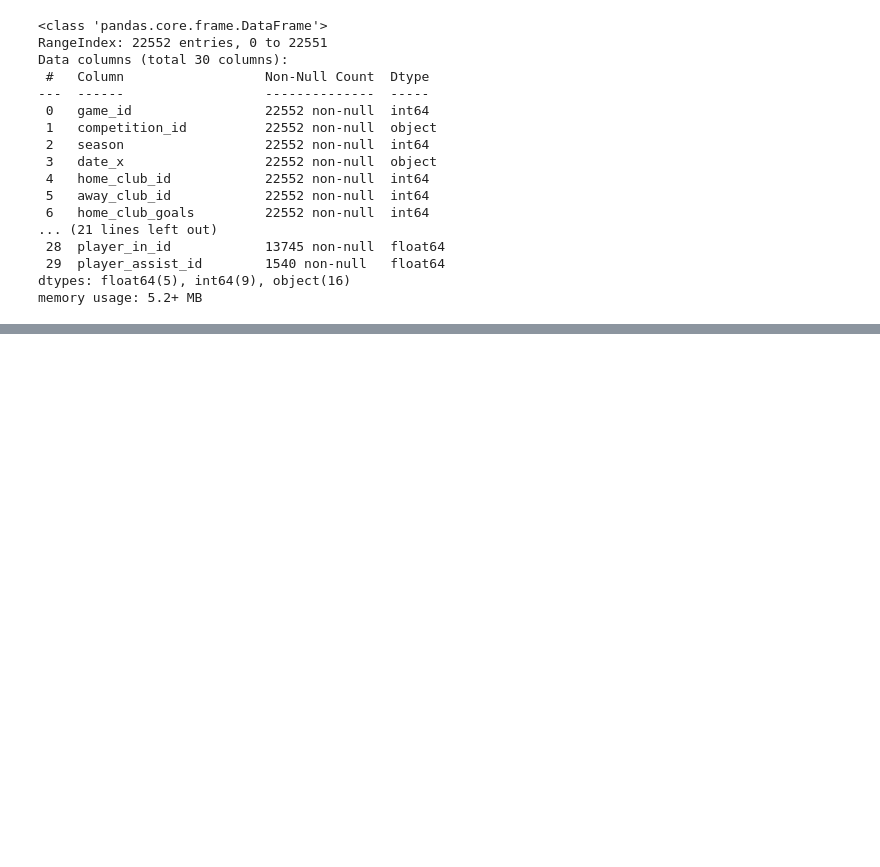
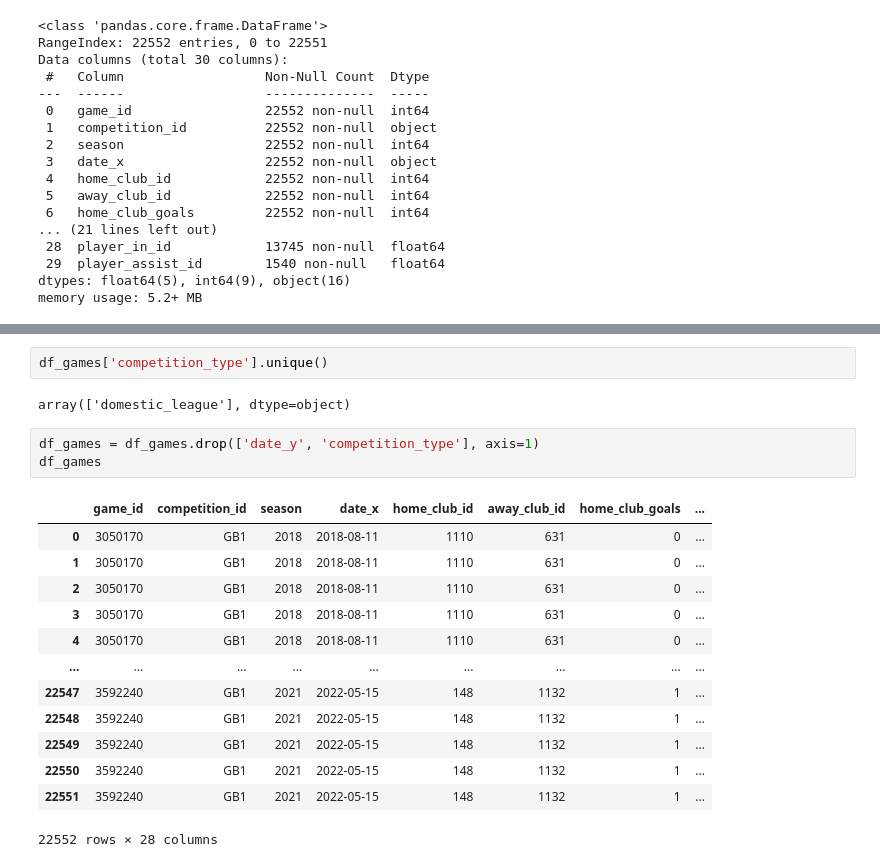
Before and after one commit to MijeongKim0533/PJ_Best_Combination, a Jupyter notebook: SY/Untitled-2.ipynb, the cells around one changed output, grey strips where cells are left out. Drawn from its saved outputs; the diff is of its cells as text; blank space fills up the shorter version.

```diff
--- a/SY/Untitled-2.ipynb
+++ b/SY/Untitled-2.ipynb
@@ -297,0 +314,21 @@ memory usage: 5.2+ MB
+# %%
+df_games['competition_type'].unique()
+# %% [output]
+array(['domestic_league'], dtype=object)
+# %%
+df_games = df_games.drop(['date_y', 'competition_type'], axis=1)
+df_games
+# %% [output]
+|  | game_id | competition_id | season | date_x | home_club_id | away_club_id | home_club_goals | ... |
+| 0 | 3050170 | GB1 | 2018 | 2018-08-11 | 1110 | 631 | 0 | ... |
+| 1 | 3050170 | GB1 | 2018 | 2018-08-11 | 1110 | 631 | 0 | ... |
+| 2 | 3050170 | GB1 | 2018 | 2018-08-11 | 1110 | 631 | 0 | ... |
+| 3 | 3050170 | GB1 | 2018 | 2018-08-11 | 1110 | 631 | 0 | ... |
+| 4 | 3050170 | GB1 | 2018 | 2018-08-11 | 1110 | 631 | 0 | ... |
+| ... | ... | ... | ... | ... | ... | ... | ... | ... |
+| 22547 | 3592240 | GB1 | 2021 | 2022-05-15 | 148 | 1132 | 1 | ... |
+| 22548 | 3592240 | GB1 | 2021 | 2022-05-15 | 148 | 1132 | 1 | ... |
+| 22549 | 3592240 | GB1 | 2021 | 2022-05-15 | 148 | 1132 | 1 | ... |
+| 22550 | 3592240 | GB1 | 2021 | 2022-05-15 | 148 | 1132 | 1 | ... |
+| 22551 | 3592240 | GB1 | 2021 | 2022-05-15 | 148 | 1132 | 1 | ... |
+22552 rows × 28 columns
```
Also changed, not shown: parts of 2 cells of this notebook.
